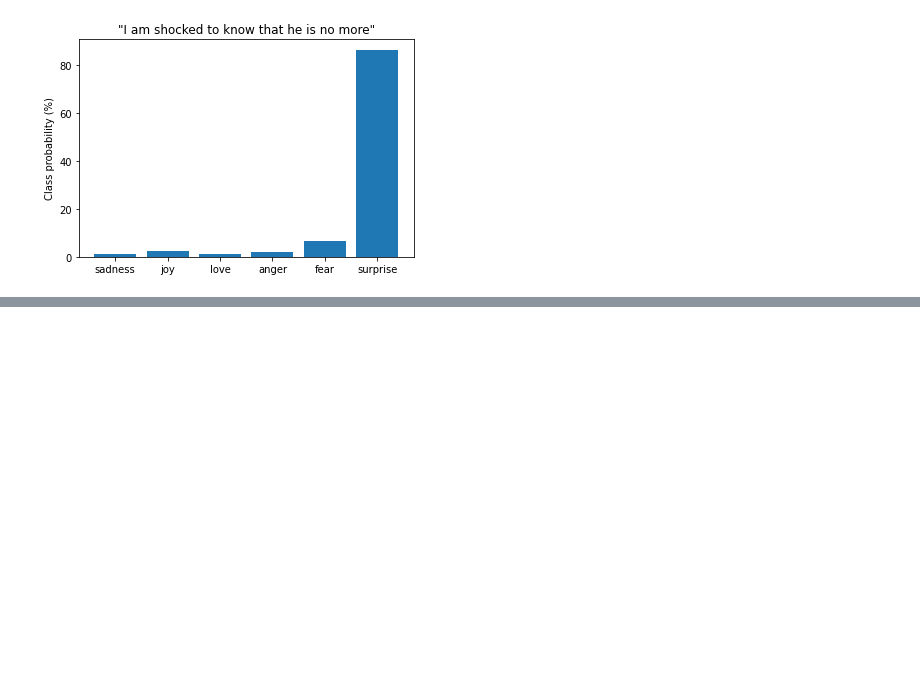
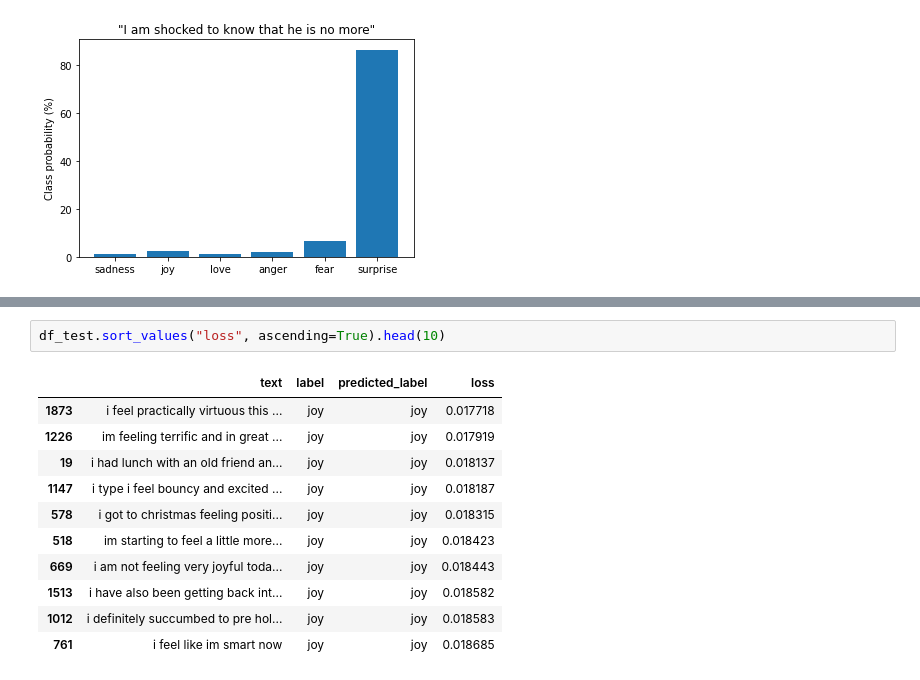
Before and after one commit to nshah-waripari/nlp_transformers, a Jupyter notebook: sentiment_classifier_transformer.ipynb, the cells around one changed output, grey strips where cells are left out. Saved outputs shown, nothing was run; the diff lists cells and outputs as text; blank space fills up the shorter version.

```diff
--- a/sentiment_classifier_transformer.ipynb
+++ b/sentiment_classifier_transformer.ipynb
@@ -540,0 +586,14 @@ plt.show()
+# %%
+df_test.sort_values("loss", ascending=True).head(10)
+# %% [output]
+|  | text | label | predicted_label | loss |
+| 1873 | i feel practically virtuous this ... | joy | joy | 0.017718 |
+| 1226 | im feeling terrific and in great ... | joy | joy | 0.017919 |
+| 19 | i had lunch with an old friend an... | joy | joy | 0.018137 |
+| 1147 | i type i feel bouncy and excited ... | joy | joy | 0.018187 |
+| 578 | i got to christmas feeling positi... | joy | joy | 0.018315 |
+| 518 | im starting to feel a little more... | joy | joy | 0.018423 |
+| 669 | i am not feeling very joyful toda... | joy | joy | 0.018443 |
+| 1513 | i have also been getting back int... | joy | joy | 0.018582 |
+| 1012 | i definitely succumbed to pre hol... | joy | joy | 0.018583 |
+| 761 | i feel like im smart now | joy | joy | 0.018685 |
```
Also changed, not shown: parts of 16 cells of this notebook.
